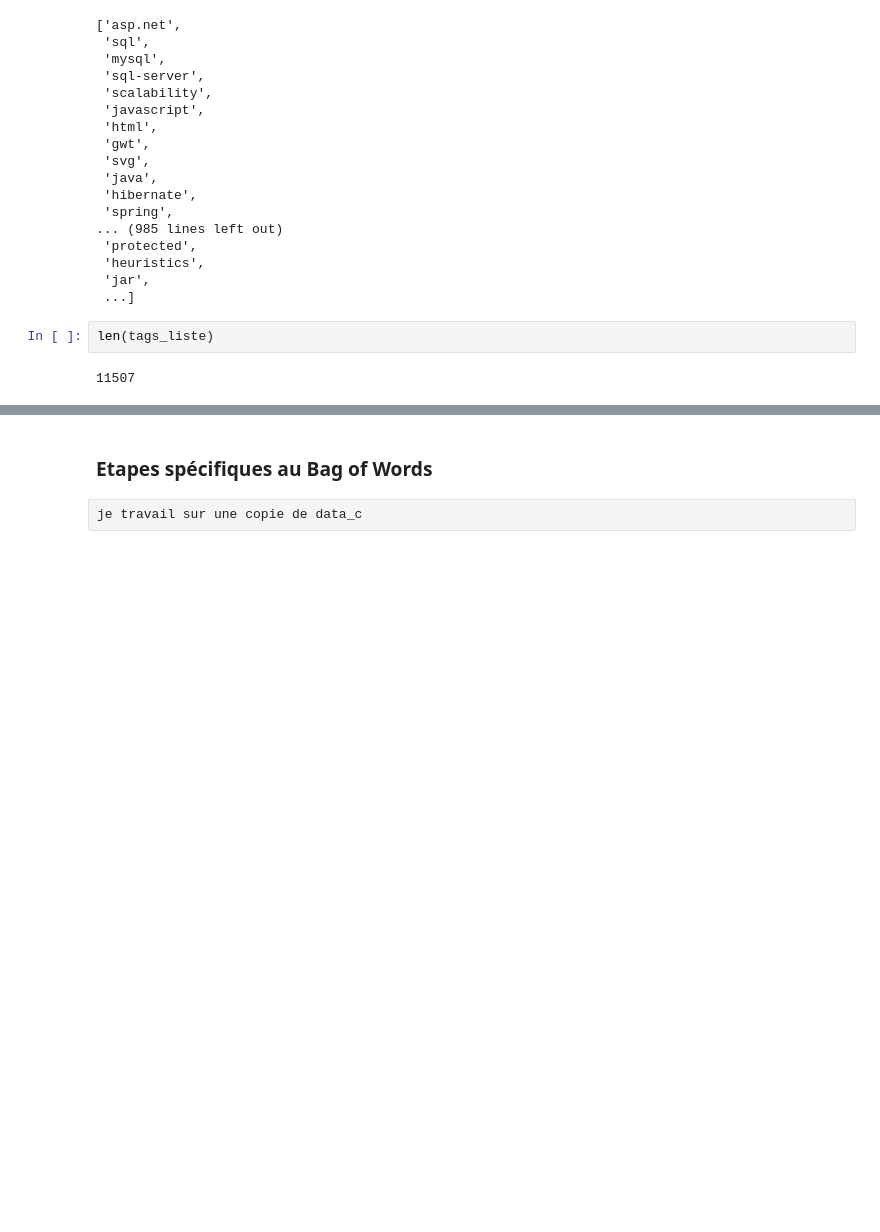
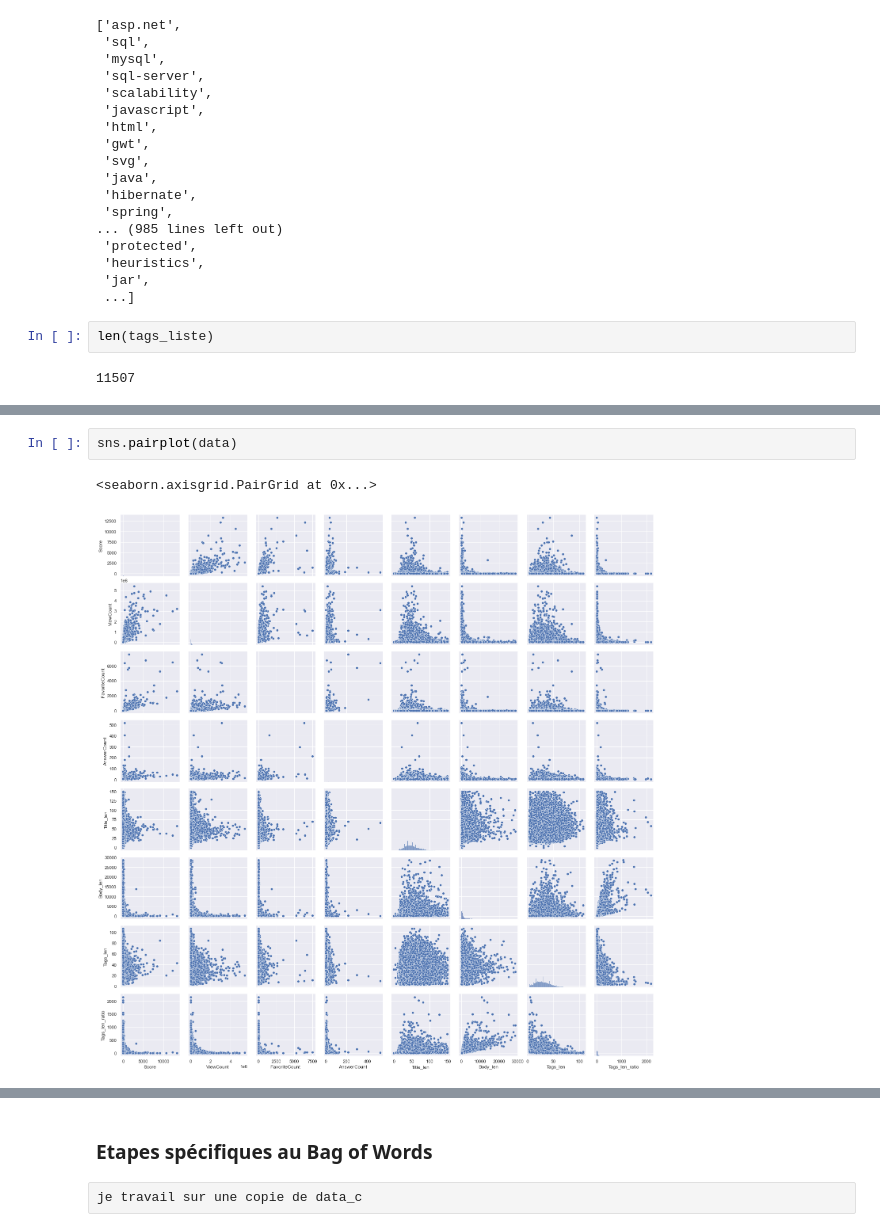
Before and after one commit to nromari/Categoriser-automatiquement-des-questions, a Jupyter notebook: P5_exploration_et_nettoyage.ipynb, the cells around one changed output, grey strips where cells are left out. Cells and saved outputs as stored; diff of their text form; blank space fills up the shorter version.

```diff
--- a/P5_exploration_et_nettoyage.ipynb
+++ b/P5_exploration_et_nettoyage.ipynb
@@ -758,0 +824,5 @@ print(len(tags_liste))
+# %%
+sns.pairplot(data)
+# %% [output]
+<seaborn.axisgrid.PairGrid at 0x...>
+[figure, added]
```
Also changed, not shown: parts of 134 cells of this notebook.
